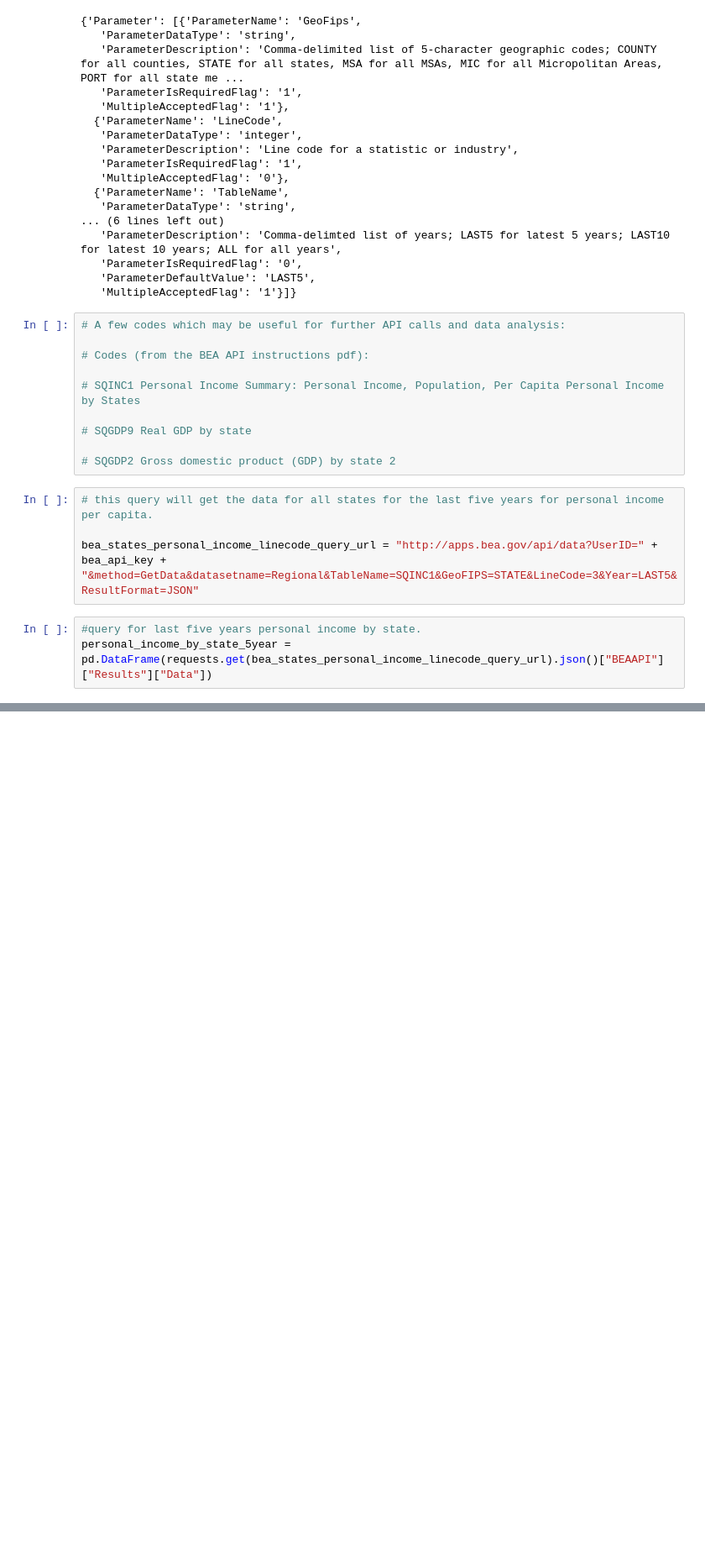
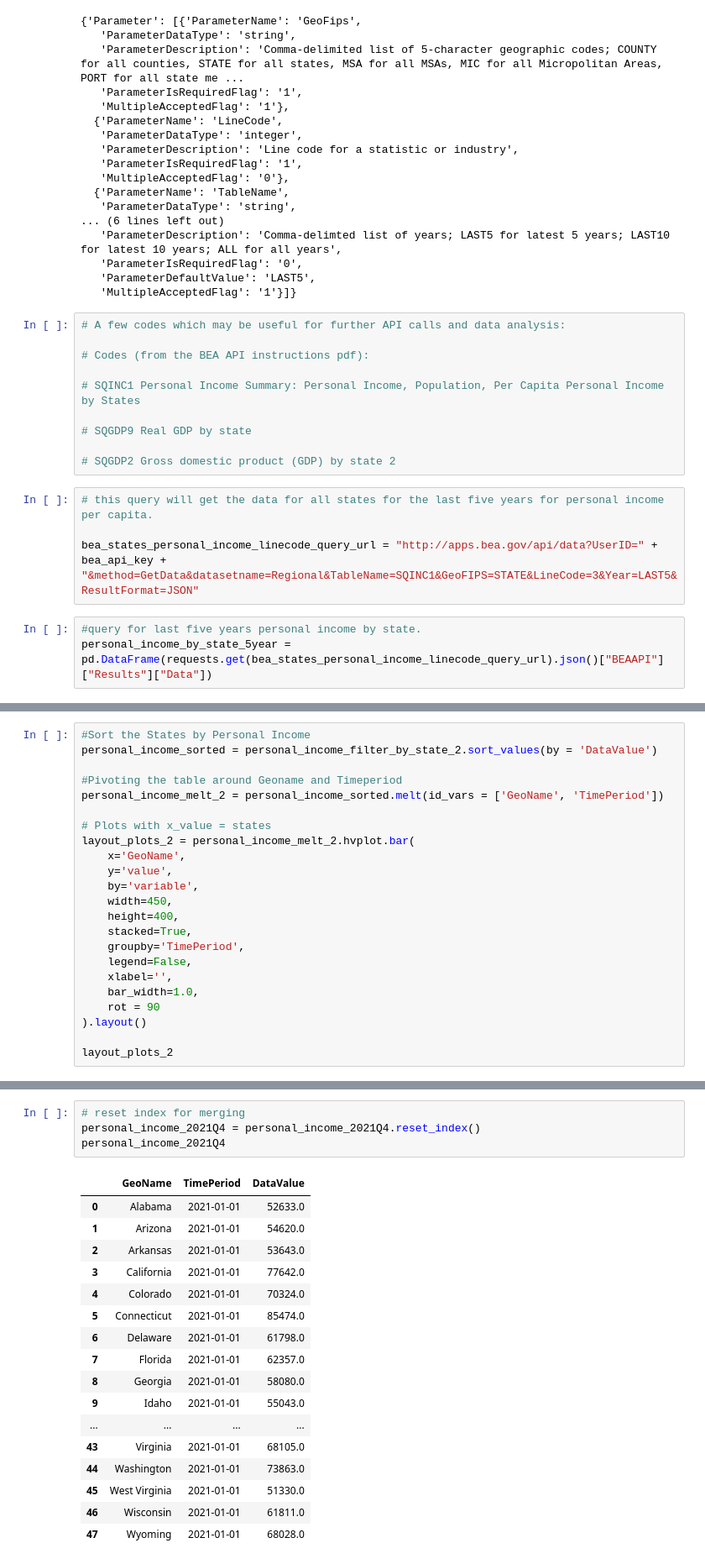
Before and after one commit to Abhishikaf/Inner_Emerging_Markets_Analyzer, a Jupyter notebook: bea_api_call.ipynb, the cells around one changed output, grey strips where cells are left out. Shown at 84% size. Cells and saved outputs as stored; diff of their text form; blank space fills up the shorter version.

```diff
--- a/bea_api_call.ipynb
+++ b/bea_api_call.ipynb
@@ -237,0 +295,23 @@ NameError: name 'personal_income_filter' is not defined
+# %%
+#Sort the States by Personal Income
+personal_income_sorted = personal_income_filter_by_state_2.sort_values(by = 'DataValue')
+
+#Pivoting the table around Geoname and Timeperiod
+personal_income_melt_2 = personal_income_sorted.melt(id_vars = ['GeoName', 'TimePeriod'])
+
+# Plots with x_value = states
+layout_plots_2 = personal_income_melt_2.hvplot.bar(
+    x='GeoName',
+    y='value',
+    by='variable',
+    width=450,
+    height=400,
+    stacked=True,
+    groupby='TimePeriod',
+    legend=False,
+    xlabel='',
+    bar_width=1.0,
+    rot = 90
+).layout()
+
+layout_plots_2
@@ -237,0 +375,22 @@ NameError: name 'personal_income_filter' is not defined
+# %%
+# reset index for merging
+personal_income_2021Q4 = personal_income_2021Q4.reset_index()
+personal_income_2021Q4
+# %% [output]
+|  | GeoName | TimePeriod | DataValue |
+| 0 | Alabama | 2021-01-01 | 52633.0 |
+| 1 | Arizona | 2021-01-01 | 54620.0 |
+| 2 | Arkansas | 2021-01-01 | 53643.0 |
+| 3 | California | 2021-01-01 | 77642.0 |
+| 4 | Colorado | 2021-01-01 | 70324.0 |
+| 5 | Connecticut | 2021-01-01 | 85474.0 |
+| 6 | Delaware | 2021-01-01 | 61798.0 |
+| 7 | Florida | 2021-01-01 | 62357.0 |
+| 8 | Georgia | 2021-01-01 | 58080.0 |
+| 9 | Idaho | 2021-01-01 | 55043.0 |
+| ... | ... | ... | ... |
+| 43 | Virginia | 2021-01-01 | 68105.0 |
+| 44 | Washington | 2021-01-01 | 73863.0 |
+| 45 | West Virginia | 2021-01-01 | 51330.0 |
+| 46 | Wisconsin | 2021-01-01 | 61811.0 |
+| 47 | Wyoming | 2021-01-01 | 68028.0 |
```
Also changed, not shown: parts of 21 cells of this notebook.
